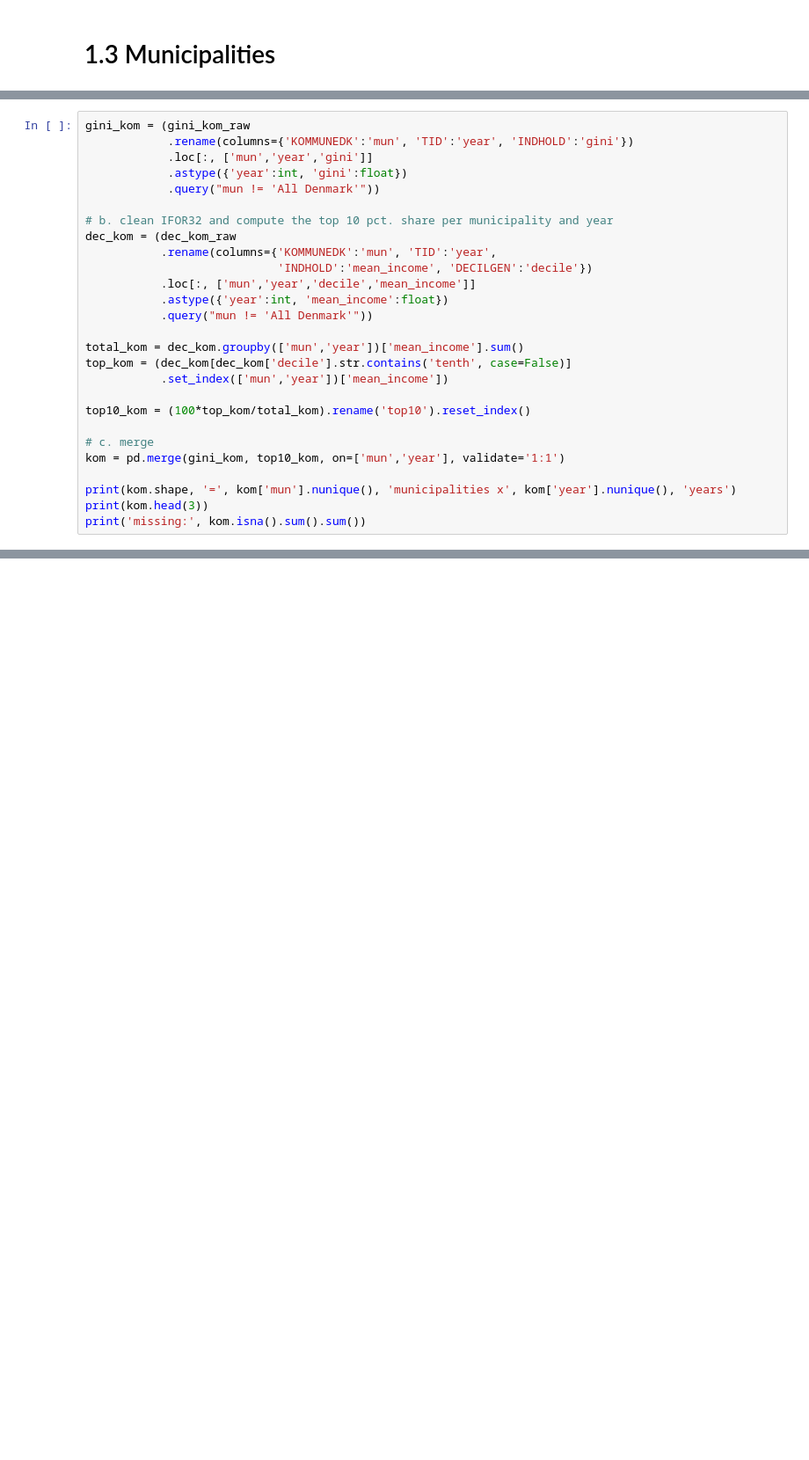
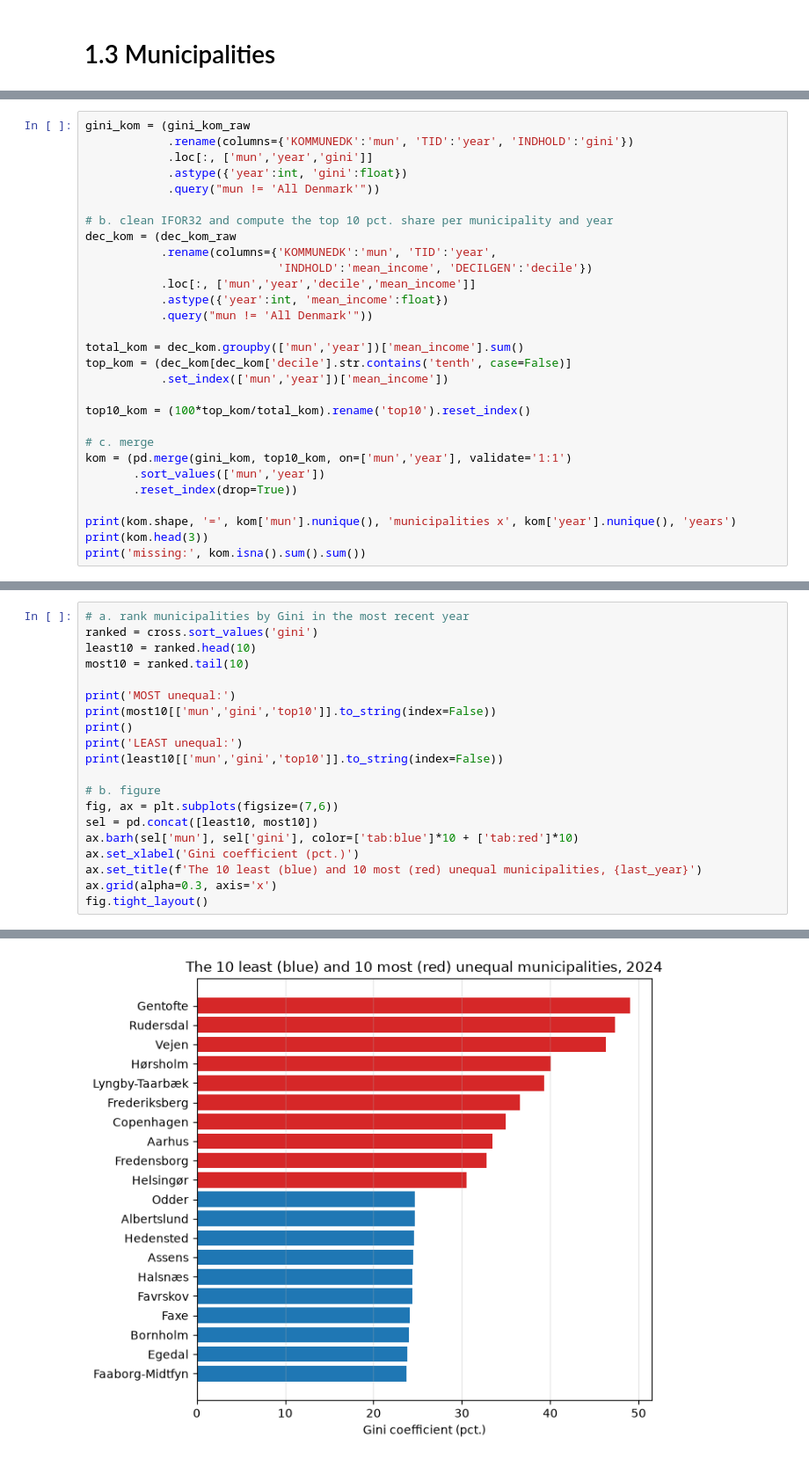
Before and after one commit to NumEconCopenhagen/projects-2025-jvb, a Jupyter notebook: 01_dataproject/DataProject26.ipynb, the cells around one changed output, grey strips where cells are left out. Shown at 88% size. Cells and saved outputs as stored; diff of their text form; blank space fills up the shorter version.

Commit message:
1.3: municipalities

```diff
--- a/01_dataproject/DataProject26.ipynb
+++ b/01_dataproject/DataProject26.ipynb
@@ -125,7 +182,9 @@ top_kom = (dec_kom[dec_kom['decile'].str.contains('tenth', case=False)]
 top10_kom = (100*top_kom/total_kom).rename('top10').reset_index()
 
 # c. merge
-kom = pd.merge(gini_kom, top10_kom, on=['mun','year'], validate='1:1')
+kom = (pd.merge(gini_kom, top10_kom, on=['mun','year'], validate='1:1')
+       .sort_values(['mun','year'])
+       .reset_index(drop=True))
 
 print(kom.shape, '=', kom['mun'].nunique(), 'municipalities x', kom['year'].nunique(), 'years')
 print(kom.head(3))
@@ -146,0 +217,21 @@ fig.tight_layout()
+# %%
+# a. rank municipalities by Gini in the most recent year
+ranked = cross.sort_values('gini')
+least10 = ranked.head(10)
+most10 = ranked.tail(10)
+
+print('MOST unequal:')
+print(most10[['mun','gini','top10']].to_string(index=False))
+print()
+print('LEAST unequal:')
+print(least10[['mun','gini','top10']].to_string(index=False))
+
+# b. figure
+fig, ax = plt.subplots(figsize=(7,6))
+sel = pd.concat([least10, most10])
+ax.barh(sel['mun'], sel['gini'], color=['tab:blue']*10 + ['tab:red']*10)
+ax.set_xlabel('Gini coefficient (pct.)')
+ax.set_title(f'The 10 least (blue) and 10 most (red) unequal municipalities, {last_year}')
+ax.grid(alpha=0.3, axis='x')
+fig.tight_layout()
+# %% [output]
@@ -146,0 +255 @@ fig.tight_layout()
+[figure, added]
```
Also changed, not shown: parts of 12 cells of this notebook.
